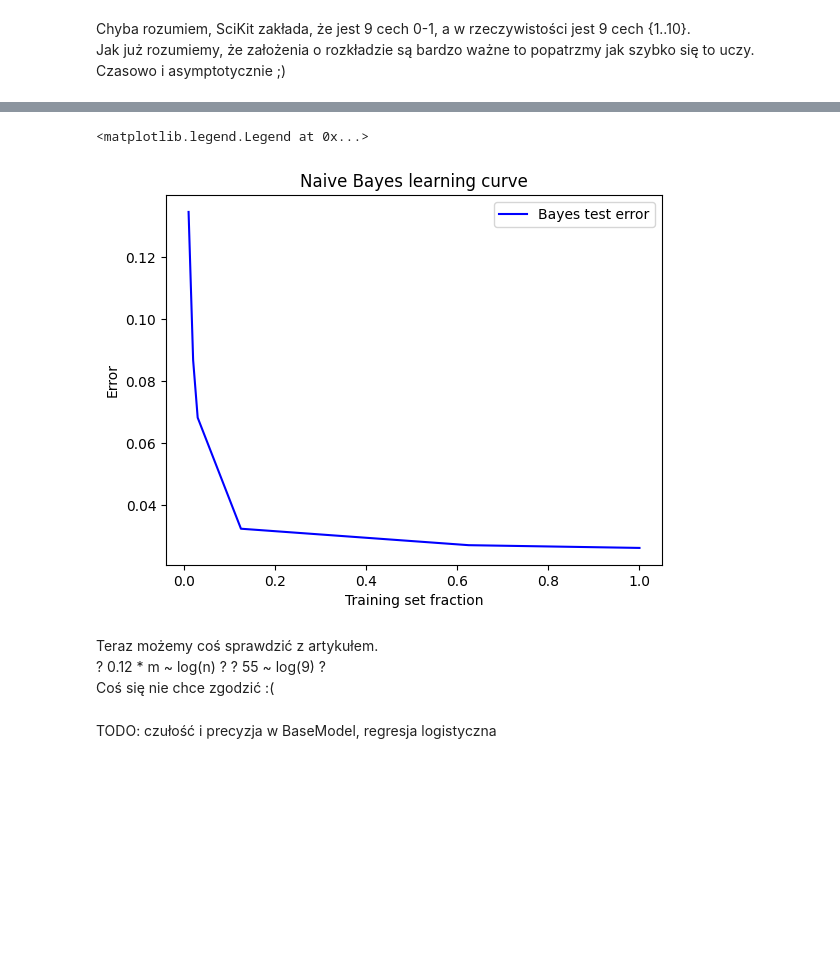
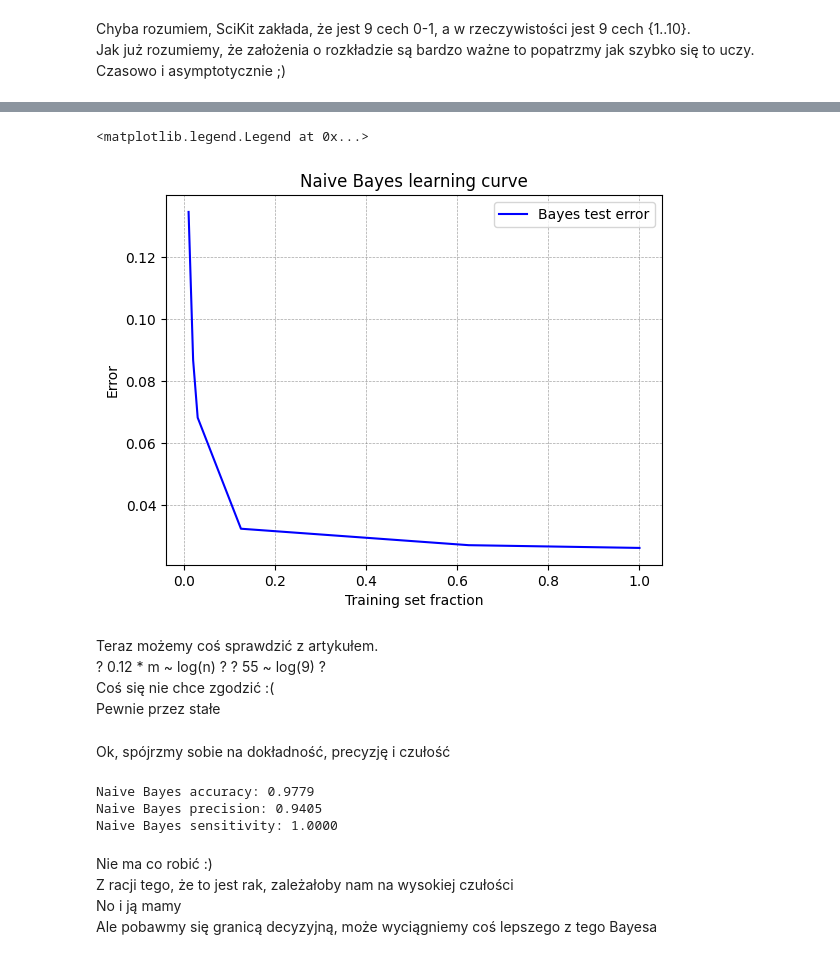
Before and after one commit to cieplypolar/friendly-classification, a Jupyter notebook: playground.ipynb, the cells around one changed output, grey strips where cells are left out. Saved outputs shown, nothing was run; the diff lists cells and outputs as text; code cells hidden in the pictures; blank space fills up the shorter version.

```diff
--- a/playground.ipynb
+++ b/playground.ipynb
@@ -183,26 +186,52 @@ Naive Bayes average fit time: 0.0001777 seconds
 # %%
 from classification import NaiveBayes
 from measures import learning_curve
 
 training_set_fractions = [0.01, 0.02, 0.03, 0.125, 0.625, 1]
 
 bayes = NaiveBayes()
 bayes_test_errors = learning_curve(bayes, datasets, training_set_fractions)
 
 fig, ax = plt.subplots()
+ax.grid(color='gray', linestyle='--', linewidth=0.5, alpha=0.7)
 sns.lineplot(
     x = training_set_fractions, y = bayes_test_errors,
     ax = ax, label='Bayes test error', color='blue')
 ax.set(xlabel='Training set fraction', ylabel='Error')
 ax.set_title('Naive Bayes learning curve')
 plt.legend()
 # %% [output]
 <matplotlib.legend.Legend at 0x...>
-[figure, old version]
+[figure, new version]
 # %% [markdown]
 Teraz możemy coś sprawdzić z artykułem.
 ? 0.12 * m ~ log(n) ?
 ? 55 ~ log(9) ?
 Coś się nie chce zgodzić :(
+Pewnie przez stałe
-# %% [markdown]
-TODO: czułość i precyzja w BaseModel, regresja logistyczna
+# %% [markdown]
+Ok, spójrzmy sobie na dokładność, precyzję i czułość
+# %%
+from classification import NaiveBayes
+
+train_r, _, test_r = datasets[R]
+X_train_r, y_train_r = split_data(train_r)
+X_test_r, y_test_r = split_data(test_r)
+
+bayes = NaiveBayes()
+bayes.fit(X_train_r, y_train_r)
+bayes_accuracy = bayes.accuracy(X_test_r, y_test_r)
+bayes_precision = bayes.precision(X_test_r, y_test_r)
+bayes_sensitivity = bayes.sensitivity(X_test_r, y_test_r)
+print(f'Naive Bayes accuracy: {bayes_accuracy:.4f}')
+print(f'Naive Bayes precision: {bayes_precision:.4f}')
+print(f'Naive Bayes sensitivity: {bayes_sensitivity:.4f}')
+# %% [output]
+Naive Bayes accuracy: 0.9779
+Naive Bayes precision: 0.9405
+Naive Bayes sensitivity: 1.0000
+# %% [markdown]
+Nie ma co robić :)
+Z racji tego, że to jest rak, zależałoby nam na wysokiej czułości
+No i ją mamy
+Ale pobawmy się granicą decyzyjną, może wyciągniemy coś lepszego z tego Bayesa
```
Also changed, not shown: parts of 19 cells of this notebook, 3 other files.
